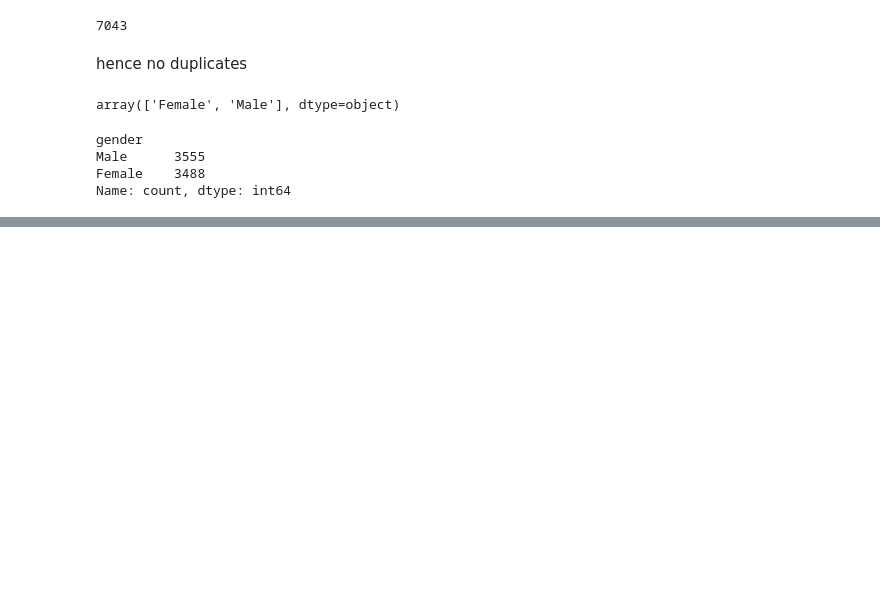
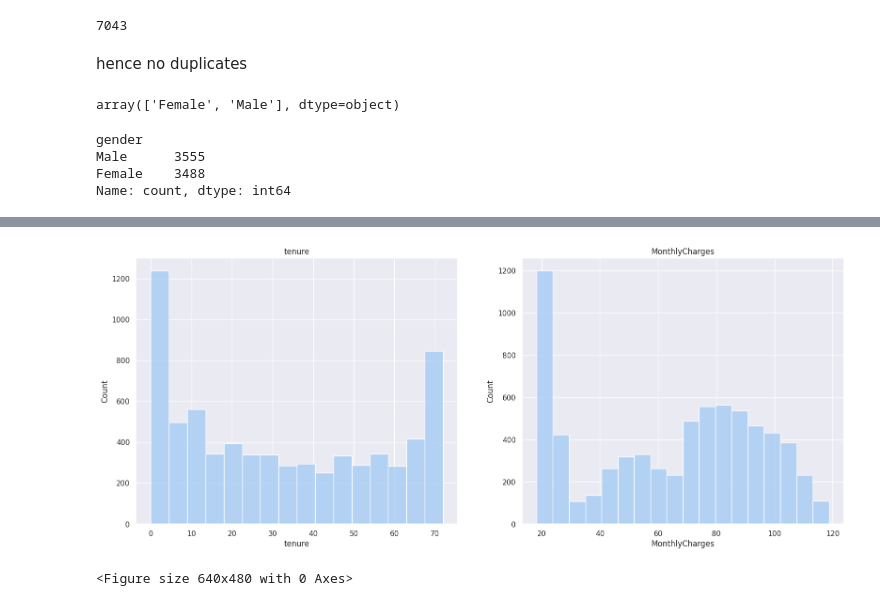
Before and after one commit to Swathi-Thandavarayan/Predicting-Customer-Churn-in-Subscription-Services, a Jupyter notebook: Customer_Churn_Prediction_and_Prevention.ipynb, the cells around one changed output, grey strips where cells are left out. Cells and saved outputs as stored; diff of their text form; code cells hidden in the pictures; blank space fills up the shorter version.

```diff
--- a/Customer_Churn_Prediction_and_Prevention.ipynb
+++ b/Customer_Churn_Prediction_and_Prevention.ipynb
@@ -102,0 +163,9 @@ Name: count, dtype: int64
+# %%
+# Convert 'TotalCharges' to numeric, coercing errors to NaN
+df['TotalCharges'] = pd.to_numeric(df['TotalCharges'], errors='coerce')
+
+# Fill NaN values with 0 if needed
+df['TotalCharges'] = df['TotalCharges'].fillna(0)
+
+# Convert 'TotalCharges' to integers
+df['TotalCharges'] = df['TotalCharges'].astype(float)
@@ -102,0 +186,23 @@ Name: count, dtype: int64
+# %%
+sns.set_theme(style='darkgrid',palette='pastel')
+
+plt.figure(figsize=(30,25))
+
+plt.subplot(331)
+sns.histplot(df['tenure'])
+plt.title('tenure')
+plt.xlabel('tenure')
+plt.ylabel('Count')
+
+plt.subplot(332)
+sns.histplot(df['MonthlyCharges'])
+plt.title('MonthlyCharges')
+plt.xlabel('MonthlyCharges')
+plt.ylabel('Count')
+
+
+plt.show()
+plt.tight_layout()
+# %% [output]
+[figure, added]
+<Figure size 640x480 with 0 Axes>
```
Also changed, not shown: parts of 41 cells of this notebook.
